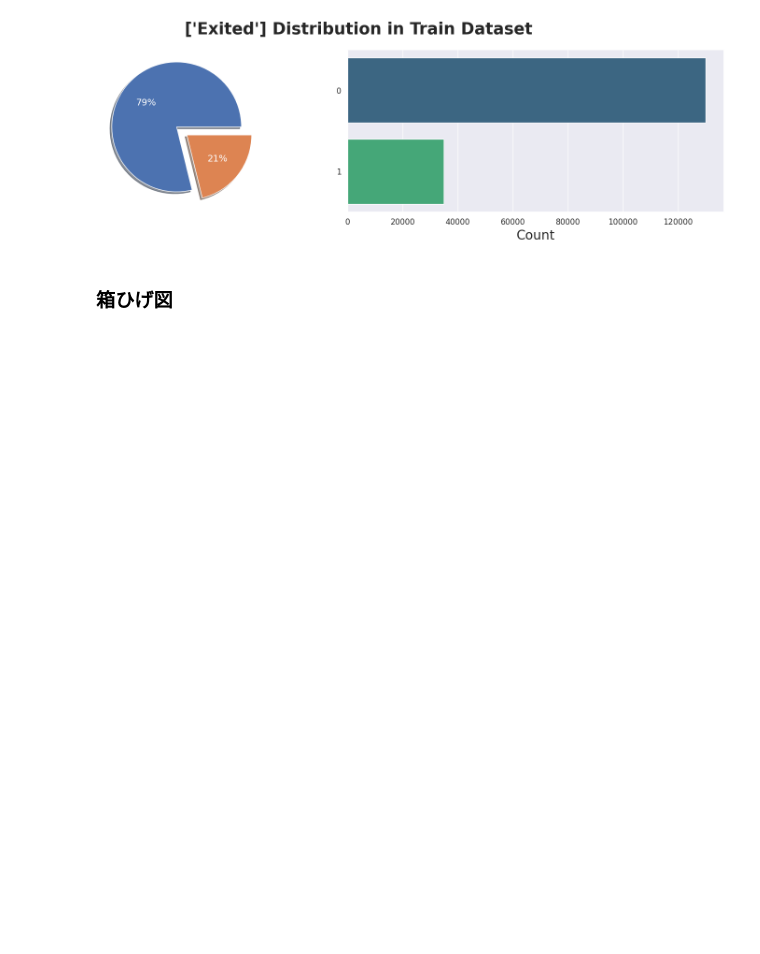
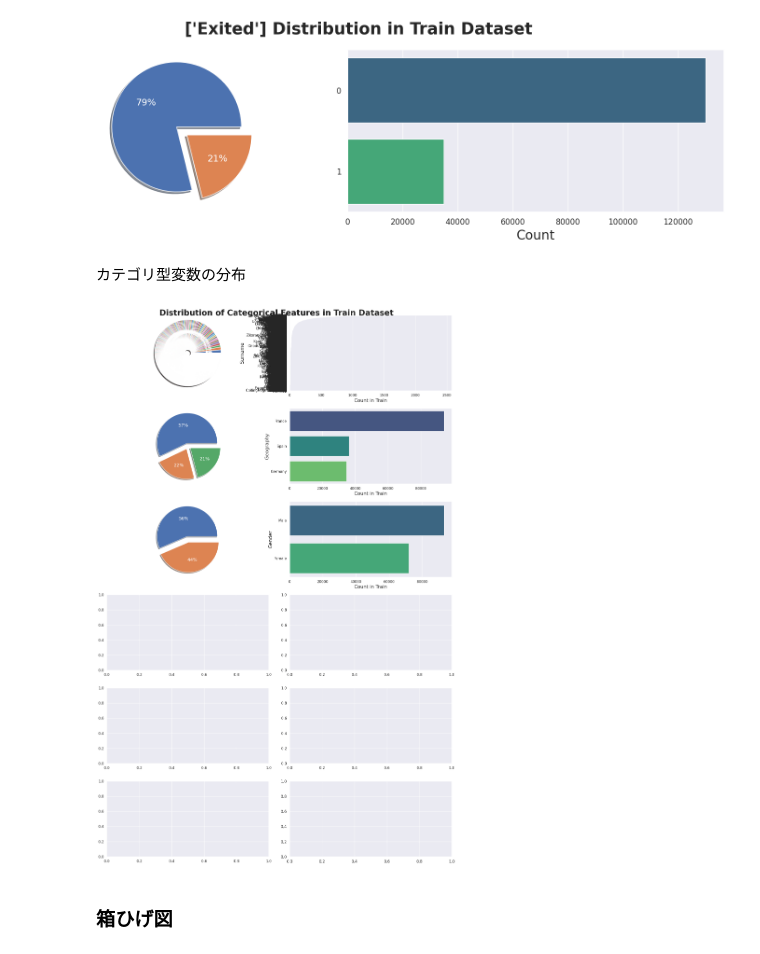
Before and after one commit to CheeseGue/DataScience, a Jupyter notebook: GithubWithKaggle/eda-bank-for-japanese.ipynb, the cells around one changed output. Saved outputs shown, nothing was run; the diff lists cells and outputs as text; code cells hidden in the pictures; blank space fills up the shorter version.

```diff
--- a/GithubWithKaggle/eda-bank-for-japanese.ipynb
+++ b/GithubWithKaggle/eda-bank-for-japanese.ipynb
@@ -738,6 +738,31 @@ Exited
 1     34921
 Name: count, dtype: int64
 [figure]
+# %% [markdown]
+カテゴリ型変数の分布
+# %%
+fig, ax = plt.subplots(6, 2, figsize=(16, 25))
+
+for i, column in enumerate(categorical_features):
+    ax[i][0].pie(
+        train[column].value_counts(),
+        shadow=True,
+        explode=[.1 for i in range(train[column].nunique())],
+        autopct='%1.f%%',
+        textprops={'size': 14, 'color': 'white'}
+    )
+
+    sns.countplot(data=train, y=column, ax=ax[i][1], palette='viridis', order=train[column].value_counts().index)
+    ax[i][1].yaxis.label.set_size(20)
+    plt.yticks(fontsize=12)
+    ax[i][1].set_xlabel('Count in Train', fontsize=15)
+    ax[i][1].set_ylabel(f'{column}', fontsize=15)
+    plt.xticks(fontsize=12)
+
+fig.suptitle('Distribution of Categorical Features in Train Dataset', fontsize = 25, fontweight = 'bold')
+plt.tight_layout()
+# %% [output]
+[figure, added]
 # %% [markdown]
 ### 箱ひげ図
 # %% [markdown]
```
Also changed, not shown: parts of 3 cells of this notebook.
